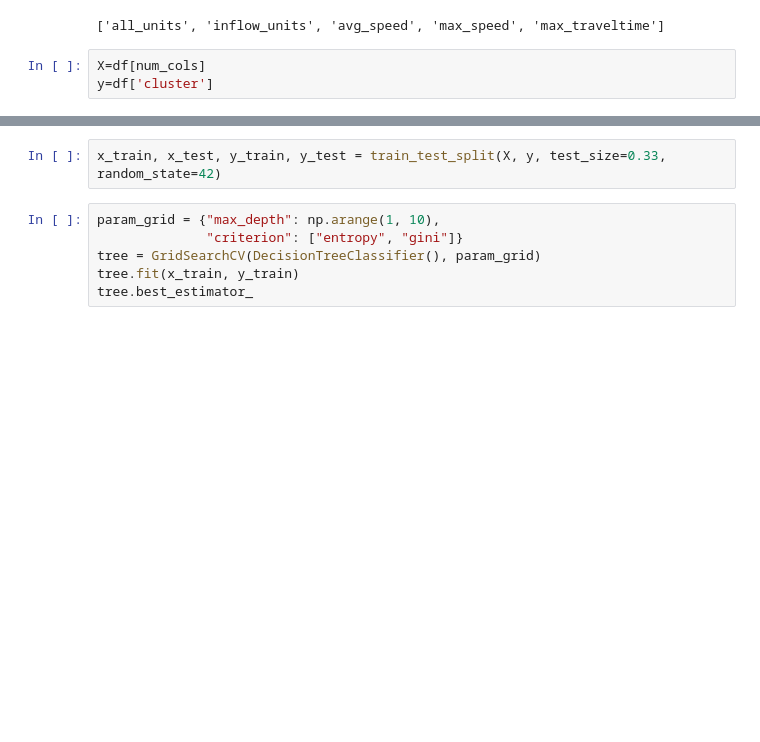
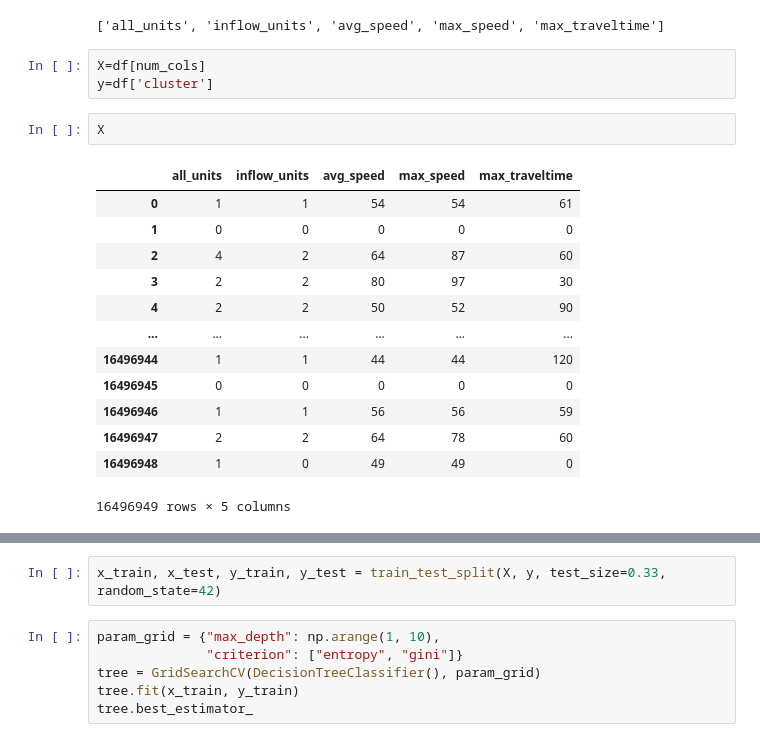
Before and after one commit to Traffic-anomaly-detection/traffic-anomaly-detection, a Jupyter notebook: Models/decision-tree.ipynb, the cells around one changed output, grey strips where cells are left out. Drawn from its saved outputs; the diff is of its cells as text; blank space fills up the shorter version.

```diff
--- a/Models/decision-tree.ipynb
+++ b/Models/decision-tree.ipynb
@@ -40,3 +40,19 @@ num_cols
 # %%
 X=df[num_cols]
 y=df['cluster']
+# %%
+X
+# %% [output]
+|  | all_units | inflow_units | avg_speed | max_speed | max_traveltime |
+| 0 | 1 | 1 | 54 | 54 | 61 |
+| 1 | 0 | 0 | 0 | 0 | 0 |
+| 2 | 4 | 2 | 64 | 87 | 60 |
+| 3 | 2 | 2 | 80 | 97 | 30 |
+| 4 | 2 | 2 | 50 | 52 | 90 |
+| ... | ... | ... | ... | ... | ... |
+| 16496944 | 1 | 1 | 44 | 44 | 120 |
+| 16496945 | 0 | 0 | 0 | 0 | 0 |
+| 16496946 | 1 | 1 | 56 | 56 | 59 |
+| 16496947 | 2 | 2 | 64 | 78 | 60 |
+| 16496948 | 1 | 0 | 49 | 49 | 0 |
+16496949 rows × 5 columns
```
Also changed, not shown: parts of 8 cells of this notebook, 3 other files.
